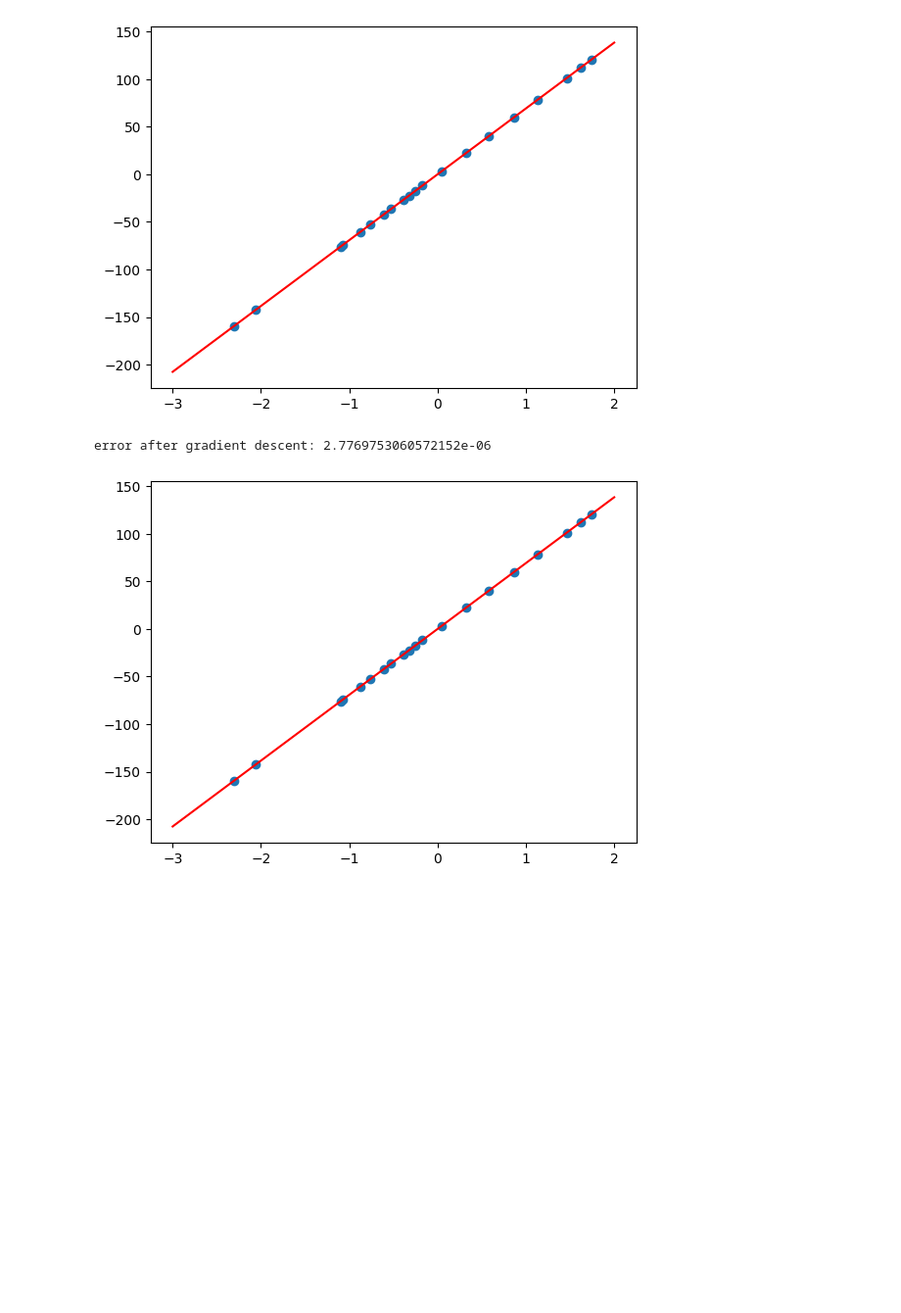
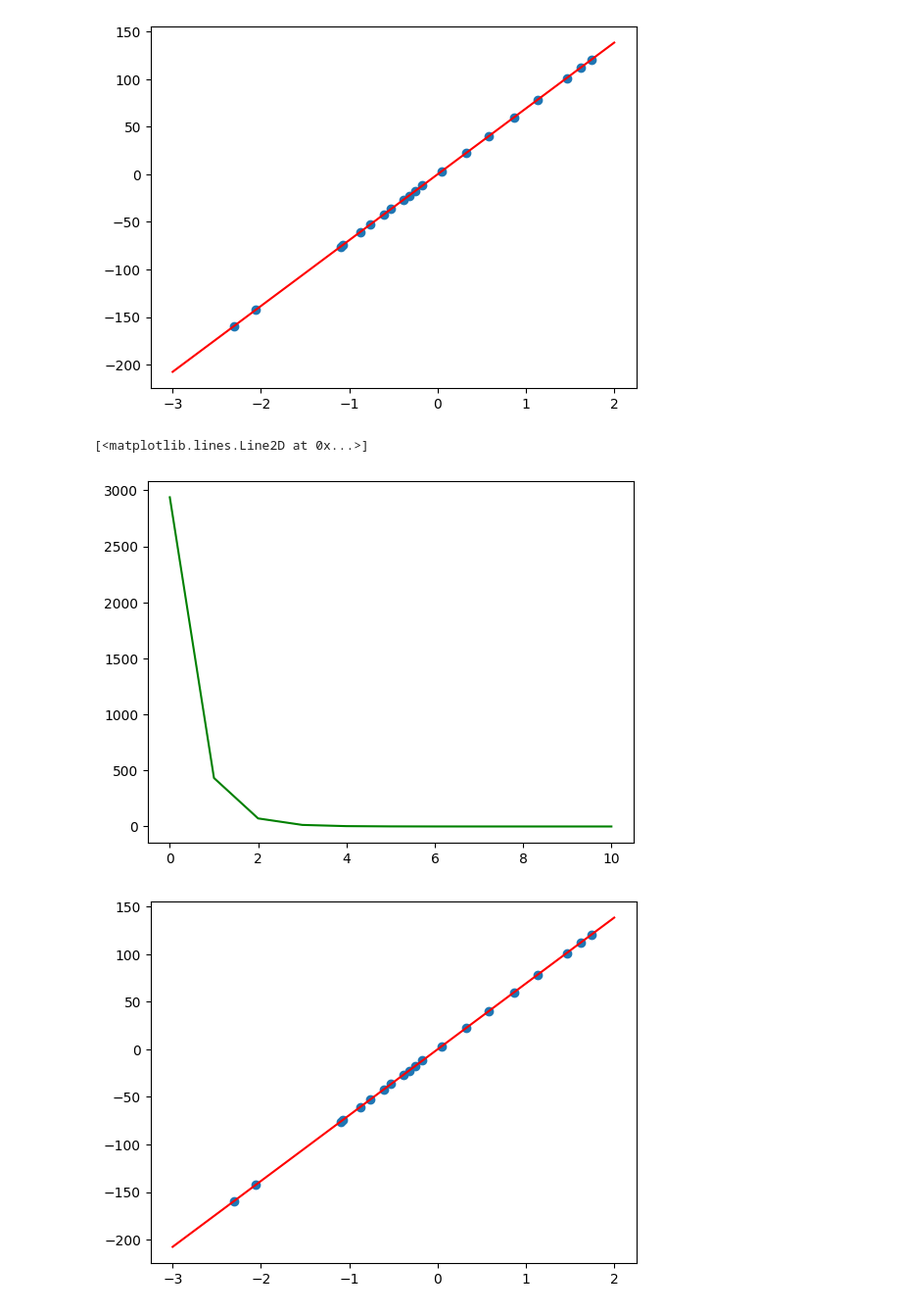
Before and after one commit to mikaereli/classic_ml_univ, a Jupyter notebook: 1. Regresion's Exercise/1_1_linear_regresion.ipynb, the cells around one changed output. Shown at 98% size. Saved outputs shown, nothing was run; the diff lists cells and outputs as text; code cells hidden in the pictures; blank space fills up the shorter version.

```diff
--- a/1. Regresion's Exercise/1_1_linear_regresion.ipynb
+++ b/1. Regresion's Exercise/1_1_linear_regresion.ipynb
@@ -23,9 +33,10 @@ plt.show()
 # %%
 class Model(object):
     """Модель парной линейной регрессии"""
-    def __init__(self):
+    def __init__(self, max_iter=10000):
         self.b0 = 0
         self.b1 = 0
+        self.max_iter = max_iter
 
     def predict(self, x):
         return self.b0 + self.b1 * x
@@ -33,23 +44,28 @@ class Model(object):
     def error(self, X, Y):
         return sum((self.predict(X) - Y)**2) / (2 * len(X))
 
-    def fit(self, X, Y, alpha=0.001, accuracy=0.01, max_steps=5000):
-        steps, errors = [], [self.error(X, Y)]
-        step = 0
-        for _ in range(10000):
-            dJ0 = sum(self.predict(X) - Y) / len(X)
-            dJ1 = sum((self.predict(X) - Y) * X) / len(X)
-            self.b0 -= alpha * dJ0
-            self.b1 -= alpha * dJ1
-            new_err = self.error(X, Y)
-            old_error = errors[-1]
-            if new_err > old_error:
-                alpha /= 2
-                self.__init__()
+    def fit(self, X, Y):
+        alpha = 0.5
+        errors = [self.error(x, y)]
+        for _ in range(self.max_iter):
+          dJ0 = sum(self.predict(X) - Y) /len(X)
+          dJ1 = sum((self.predict(X) - Y) * X) /len(X)
+          self.b0 -= alpha * dJ0
+          self.b1 -= alpha * dJ1
 
-            steps.append(step)
-            errors.append(new_err)
-        return steps, errors
+          new_error = self.error(x, y)
+          old_error = errors[-1]
+          if new_error > old_error:
+            alpha /= 2
+            self.__init__()
+
+          if old_error - new_error < 0.001:
+            break
+
+          errors.append(new_error)
+        else:
+          print("Ошибка!")
+        return errors
 # %%
 hyp = Model()
 print(hyp.predict(0))
@@ -86,11 +102,11 @@ plt.show()
 [figure]
 # %%
 hyp = Model()
-steps, errors = hyp.fit(x, y)
-J = hyp.error(x, y)
-print("error after gradient descent:", J)
+errors = hyp.fit(x, y)
+plt.plot(errors, 'g')
 # %% [output]
-error after gradient descent: 2.7769753060572152e-06
+[<matplotlib.lines.Line2D at 0x...>]
+[figure, added]
 # %%
 X0 = np.linspace(-3, 2, 100)
 Y0 = hyp.predict(X0)
```
Also changed, not shown: parts of 4 cells of this notebook, 1 other file.
